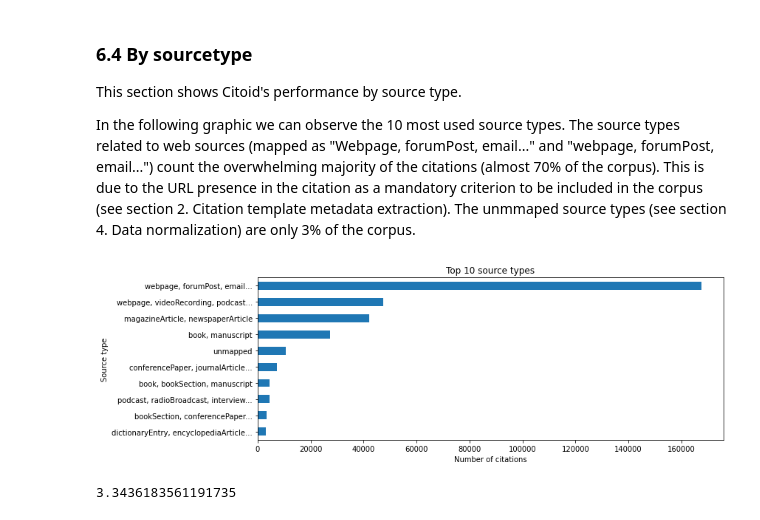
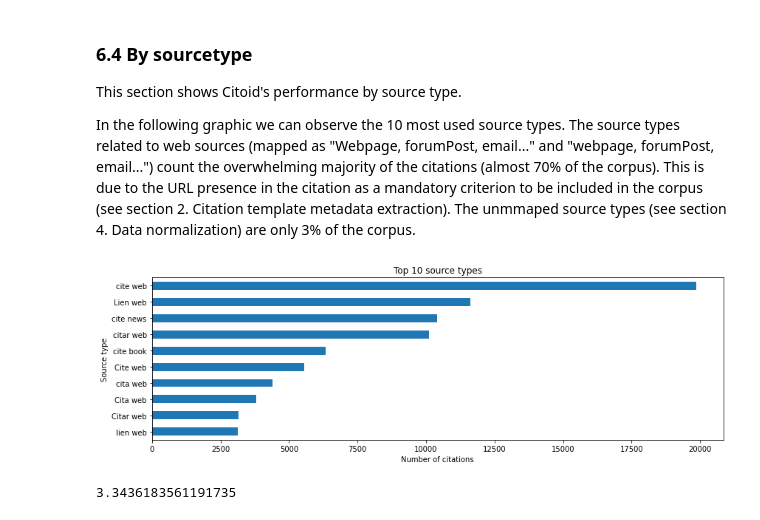
Before and after one commit to hdlabconicet/Web2Cit-research, a Jupyter notebook: understand-citoid-coverage.ipynb, the cells around one changed output. Cells and saved outputs as stored; diff of their text form; code cells hidden in the pictures.

Commit message:
correct evaluation data

```diff
--- a/understand-citoid-coverage.ipynb
+++ b/understand-citoid-coverage.ipynb
@@ -1437,17 +1536,0 @@ In the following step, for each citation, Citoid's success is calculated as the
-# %%
-def calculate_success(row):
-    success_nr = 0
-    fields = ['comp_author_first', 'comp_author_last', 'comp_title',
-       'comp_source_type', 'comp_pub_source', 'comp_pub_year'] ## we do not calculate for comp_pub_date, we only evaluate pub_year
-
-    correct_threshold = 0.75
-
-    for field in fields:
-        if row[field] >= correct_threshold:
-            success_nr+=1
-
-    return success_nr
-
-scores['citoid_success'] = scores.progress_apply(
-    lambda row: calculate_success(row),
-    axis=1)
@@ -1470,3 +1537,8 @@ scores
+# %%
+comp_fields = ['comp_author_first', 'comp_author_last', 'comp_title',
+          'comp_source_type', 'comp_pub_source', 'comp_pub_date']
+# %%
+scores["citoid_success"] = (scores[comp_fields] >= 0.75).sum(axis=1)
 # %% [markdown]
 Now let's group the citations having the same URL, calculate the average success score for the repeated URLs and plot.
 # %%
@@ -1591,4 +1710,4 @@ This section shows Citoid's performance by source type.
 
 In the following graphic we can observe the 10 most used source types. The source types related to web sources (mapped as "Webpage, forumPost, email..." and "webpage, forumPost, email...") count the overwhelming majority of the citations (almost 70% of the corpus). This is due to the URL presence in the citation as a mandatory criterion to be included in the corpus (see section 2. Citation template metadata extraction). The unmmaped source types (see section 4. Data normalization) are only 3% of the corpus.
 # %%
-top_sources = scores["source_type_manual"].value_counts().head(10).sort_values()
+top_sources = scores["citation_template"].value_counts().head(10).sort_values()
@@ -1609,13 +1716,13 @@ top_sources_for_plot = top_sources.rename(index=source_type_show)
 # %%
-ax = top_sources_for_plot.plot(figsize=[12,4], title="Top 10 source types", legend=False, kind="barh")
+ax = top_sources.plot(figsize=[12,4], title="Top 10 source types", legend=False, kind="barh")
 ax.set_ylabel("Source type")
 ax.set_xlabel("Number of citations")
 
 plt.tight_layout()
 plt.savefig("plots/top_sourcetypes.png")
 plt.show()
 # %% [output]
-[figure, old version]
+[figure, new version]
 # %%
 top_sources["unmapped"]/len(scores) * 100
 # %% [output]
```
Also changed, not shown: parts of 81 cells of this notebook, 9 other files.
